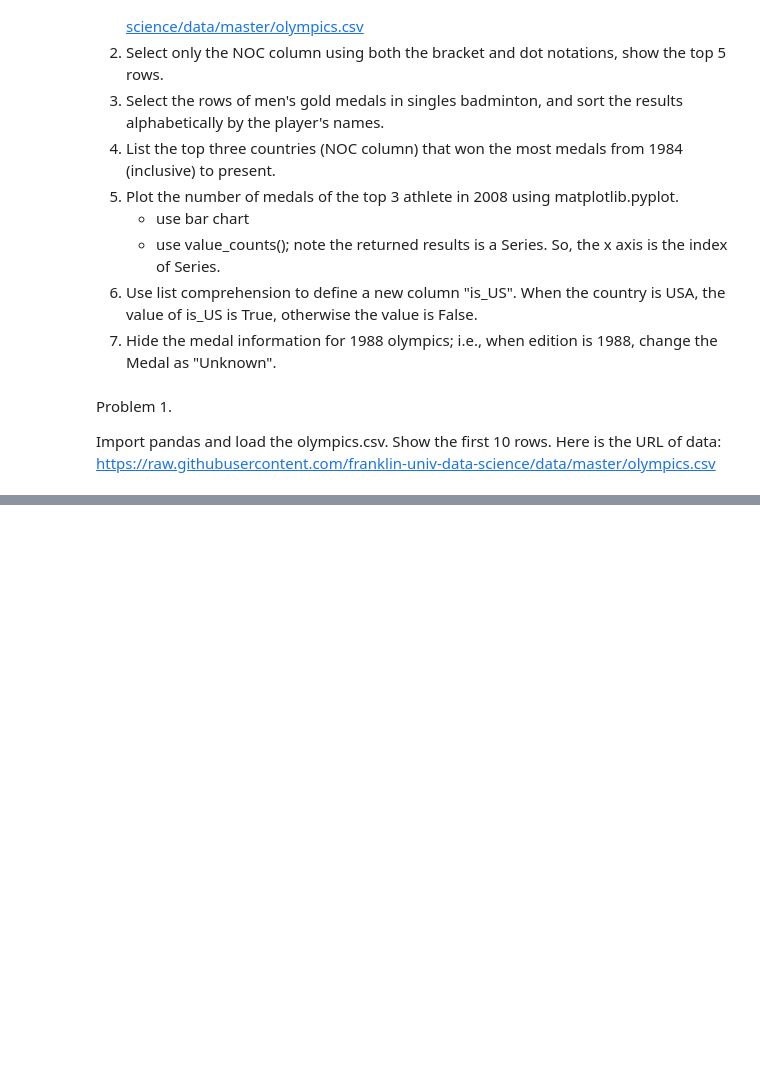
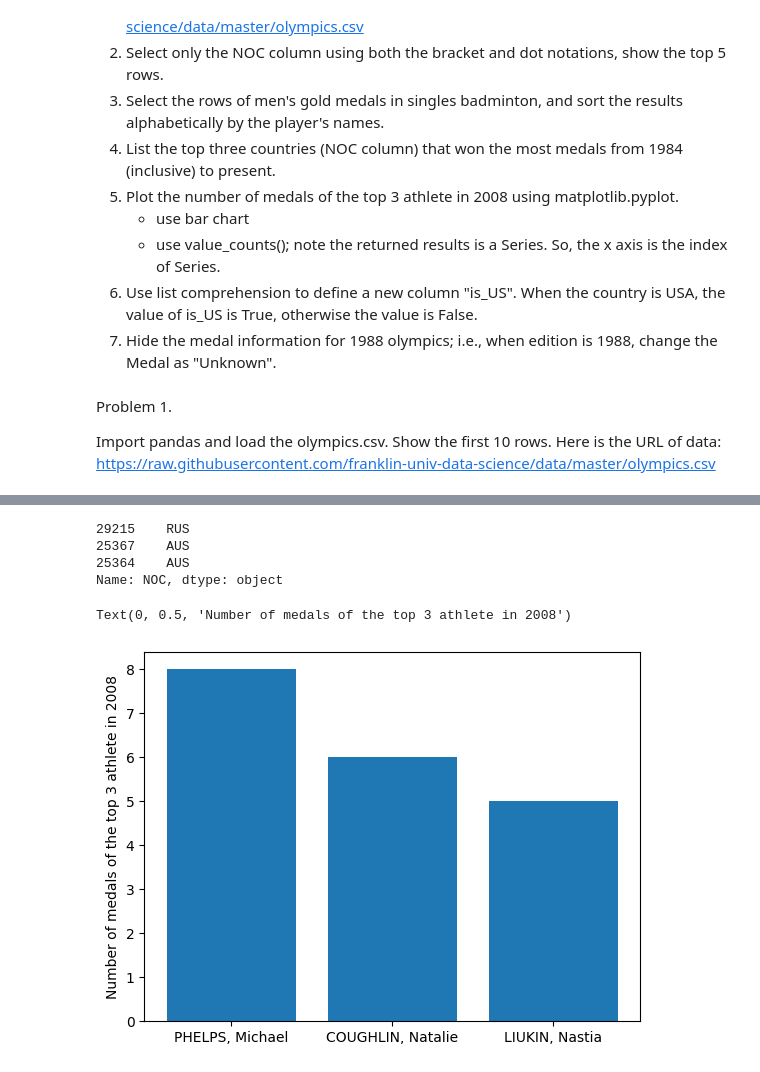
Before and after one commit to koto253/DATA_611, a Jupyter notebook: Module01_HW.ipynb, the cells around one changed output, grey strips where cells are left out. Cells and saved outputs as stored; diff of their text form; code cells hidden in the pictures; blank space fills up the shorter version.

```diff
--- a/Module01_HW.ipynb
+++ b/Module01_HW.ipynb
@@ -38,0 +73,31 @@ df.head(10)
+# %%
+# PROBLEM 4
+# List the top three countries (NOC column) that
+# won the most medals from 1984 (inclusive) to present.
+
+result = df[(df.Edition >= 1984)]
+# print(result)
+
+top_noc = result.sort_values(by = 'Medal', ascending=False)
+# print(top_noc)
+
+top_three = top_noc.NOC.head(3)
+print(top_three)
+# %% [output]
+29215    RUS
+25367    AUS
+25364    AUS
+Name: NOC, dtype: object
+# %%
+filtered = df[(df.Edition == 2008)]
+# print(filtered_by_2008)
+medal_count = filtered.Athlete.value_counts()
+top_athlete = medal_count.head(3)
+# print(top_three_athlete)
+
+import matplotlib.pyplot as plt
+plt.bar(top_athlete.index, top_athlete.values) # define x and y
+plt.ylabel('Number of medals of the top 3 athlete in 2008') # define label
+# %% [output]
+Text(0, 0.5, 'Number of medals of the top 3 athlete in 2008')
+[figure, added]
```
Also changed, not shown: parts of 2 cells of this notebook.
